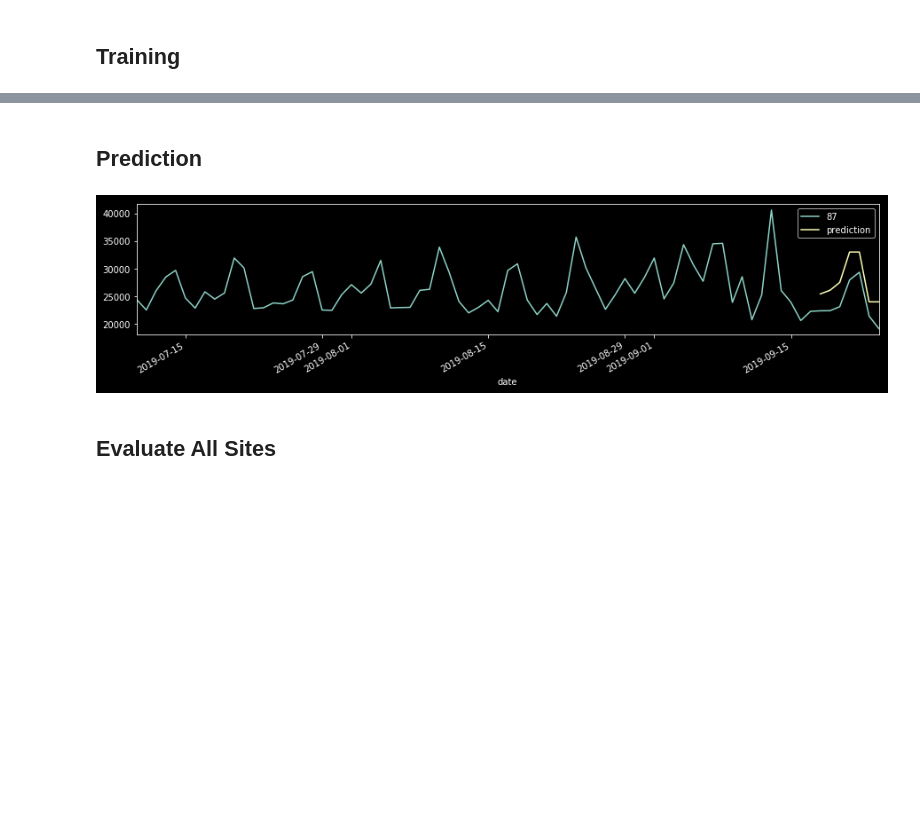
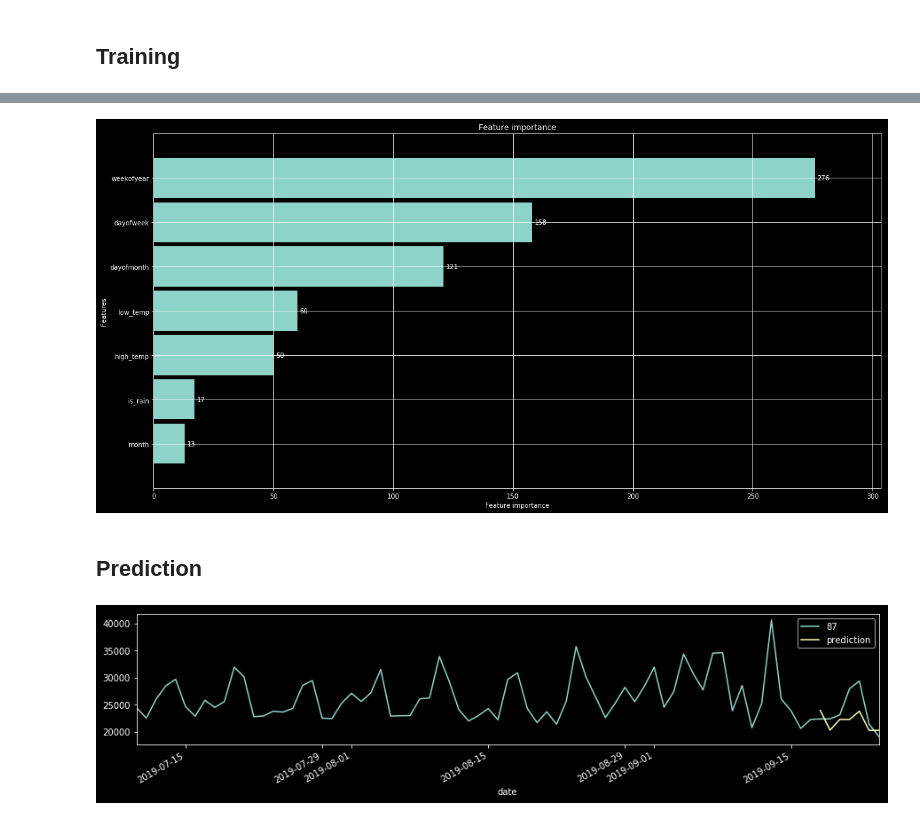
Before and after one commit to snowolf/lab_ts_forecast, a Jupyter notebook: lightgbm.ipynb, the cells around one changed output, grey strips where cells are left out. Cells and saved outputs as stored; diff of their text form; code cells hidden in the pictures; blank space fills up the shorter version.

```diff
--- a/lightgbm.ipynb
+++ b/lightgbm.ipynb
@@ -254,9 +301,9 @@ df_test = df.loc[(df.index >= DATETIME_START_OF_TEST) & (df.index <= DATETIME_ST
 # %%
-X_train, y_train = create_features(df_train, df_weather, label=sample_sites[3])
-X_test, y_test = create_features(df_test, df_weather, label=sample_sites[3])
+X_train2, y_train2 = create_features2(df_train, df_weather, label=sample_sites[index_site])
+X_test2, y_test2 = create_features2(df_test, df_weather, label=sample_sites[index_site])
 
-lgb_train = lgb.Dataset(X_train, y_train)
-lgb_test = lgb.Dataset(X_test, y_test, reference=lgb_train)
+lgb_train2 = lgb.Dataset(X_train2, y_train2)
+lgb_test2 = lgb.Dataset(X_test2, y_test2, reference=lgb_train2)
 # %% [markdown]
 ## Training
 # %%
@@ -299,0 +347,12 @@ gbm = lgb.train(params,
+# %%
+### Fit Model
+
+evals_result2 = {}  # to record eval results for plotting
+gbm2 = lgb.train(params,
+                lgb_train2,
+                num_boost_round=400,
+                valid_sets=[lgb_train2, lgb_test2],
+                #feature_name=['f' + str(i + 1) for i in range(X_train.shape[-1])],
+                #categorical_feature=["dayofweek"],
+                evals_result=evals_result2,
+                verbose_eval=10)
@@ -305,10 +382,13 @@ _ = plot_importance(gbm, height=0.9)
+# %%
+### Feature Importance
+_ = plot_importance(gbm2, height=0.9)
+# %% [output]
+[figure, added]
 # %% [markdown]
 ## Prediction
 # %%
-df_test['prediction'] = gbm.predict(X_test)
+df_test['prediction'] = gbm1.predict(X_test1)
 df_all = pd.concat([df_test, df_train], sort=False)
 _ = df_all[[site,'prediction']].plot(figsize=(15, 3))
 # %% [output]
-[figure, old version]
+[figure, new version]
-# %% [markdown]
-## Evaluate All Sites
```
Also changed, not shown: parts of 28 cells of this notebook, 1 other file.
